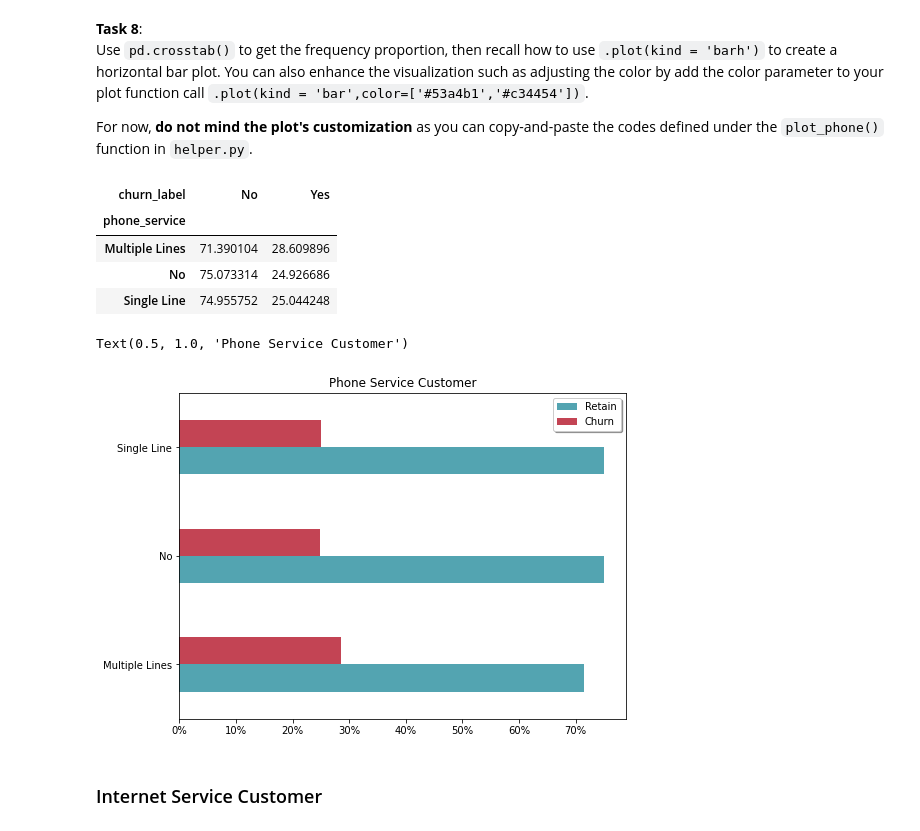
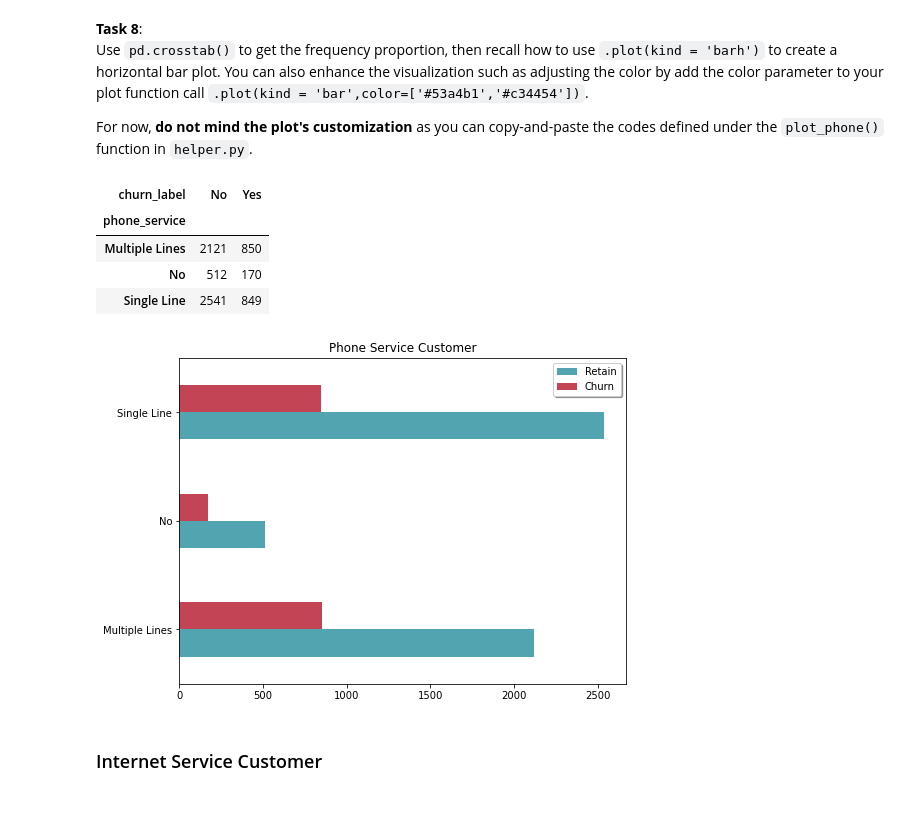
Before and after one commit to muhauliaf/dashboard-churn, a Jupyter notebook: Customer_Churn_Analysis.ipynb, the cells around one changed output. Saved outputs shown, nothing was run; the diff lists cells and outputs as text; code cells hidden in the pictures.

```diff
--- a/Customer_Churn_Analysis.ipynb
+++ b/Customer_Churn_Analysis.ipynb
@@ -281,31 +275,29 @@ Categories (3, object): [Single Line, Multiple Lines, No]
 Use `pd.crosstab()` to get the frequency proportion, then recall how to use `.plot(kind = 'barh')` to create a horizontal bar plot. You can also enhance the visualization such as adjusting the color by add the color parameter to your plot function call `.plot(kind = 'bar',color=['#53a4b1','#c34454'])`.
 
 For now, **do not mind the plot's customization** as you can copy-and-paste the codes defined under the `plot_phone()` function in `helper.py`.
-# %%
-_df_psc = pd.crosstab(
-    index=data['phone_service'],
-    columns=data['churn_label'],
-    normalize='index'
-)*100
-
-_df_psc
-# %% [output]
-| churn_label | No | Yes |
-| phone_service |  |  |
-| Multiple Lines | 71.390104 | 28.609896 |
-| No | 75.073314 | 24.926686 |
-| Single Line | 74.955752 | 25.044248 |
 # %%
+df_psc = pd.crosstab(
+    index=data['phone_service'],
+    columns=data['churn_label'],
+    # normalize='index'
+) # *100
+
 # Plot configuration
-ax = _df_psc.plot(kind = 'barh', color=['#53a4b1','#c34454'], figsize = (8,6))
+ax = df_psc.plot(kind = 'barh', color=['#53a4b1','#c34454'], figsize = (8,6))
 
-ax.xaxis.set_major_formatter(mtick.PercentFormatter())
+# ax.xaxis.set_major_formatter(mtick.PercentFormatter())
 plt.legend(['Retain', 'Churn'],fancybox=True,shadow=True)
 plt.axes().get_yaxis().set_label_text('')
 plt.title('Phone Service Customer')
+
+df_psc
 # %% [output]
-Text(0.5, 1.0, 'Phone Service Customer')
+| churn_label | No | Yes |
+| phone_service |  |  |
+| Multiple Lines | 2121 | 850 |
+| No | 512 | 170 |
+| Single Line | 2541 | 849 |
-[figure, old version]
+[figure, new version]
 # %% [markdown]
 ### Internet Service Customer
 # %% [markdown]
```
Also changed, not shown: parts of 26 cells of this notebook, 4 other files.
